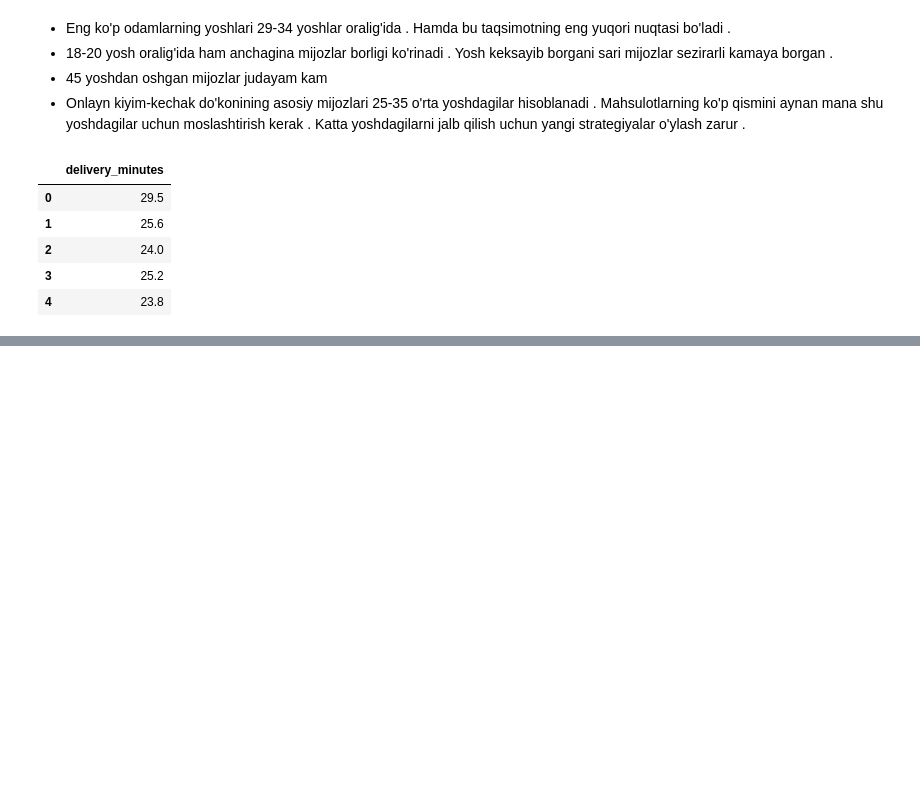
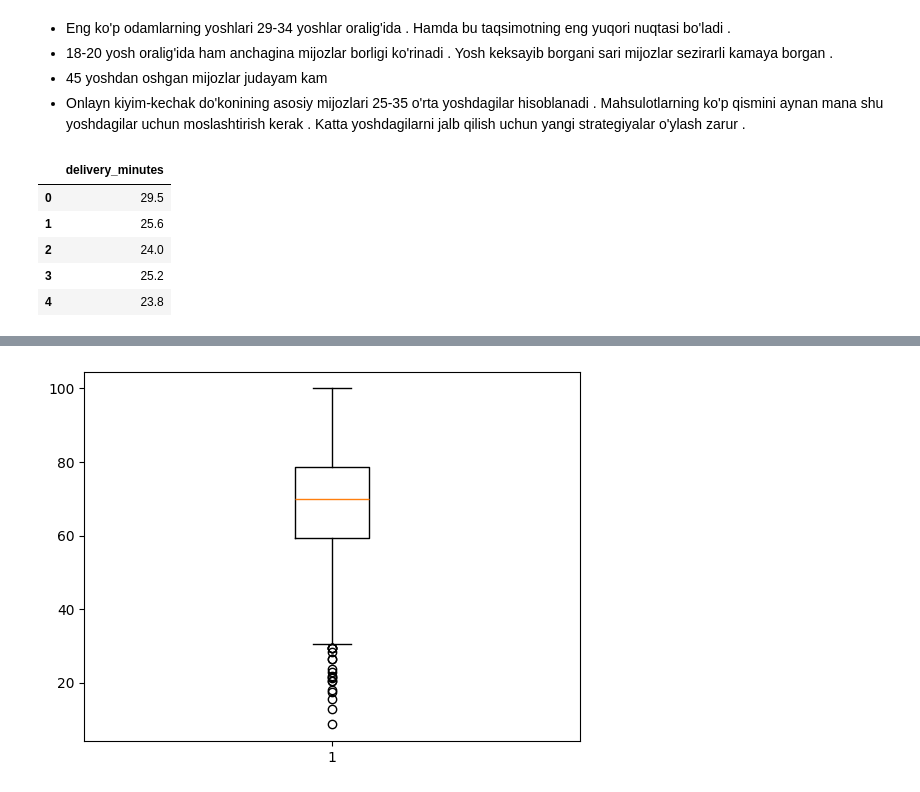
Before and after one commit to izzat-ai/learning-ai, a Jupyter notebook: data_visualization/matplotlib/practice.ipynb, the cells around one changed output, grey strips where cells are left out. Drawn from its saved outputs; the diff is of its cells as text; code cells hidden in the pictures; blank space fills up the shorter version.

```diff
--- a/data_visualization/matplotlib/practice.ipynb
+++ b/data_visualization/matplotlib/practice.ipynb
@@ -367,0 +395,14 @@ df_delivery_times.shape
+# %%
+# maktabning o'quvchilari 3 ta fandan olgan imtihon ballari ma'lumotlari
+np.random.seed(27)
+
+df_exam_scores = pd.DataFrame({
+    'subject': np.repeat(['Math', 'Physics', 'English'], 500),
+    'score': np.concatenate([
+        np.random.normal(68, 14, 500),
+        np.random.normal(62, 18, 500),
+        np.random.normal(75, 10, 500)
+    ]).clip(0, 100).round(1)
+})
+
+df_exam_scores.head()
@@ -367,0 +416,5 @@ df_delivery_times.shape
+# %%
+plt.boxplot(df_exam_scores['score'])
+plt.show()
+# %% [output]
+[figure, added]
```
Also changed, not shown: parts of 4 cells of this notebook.
